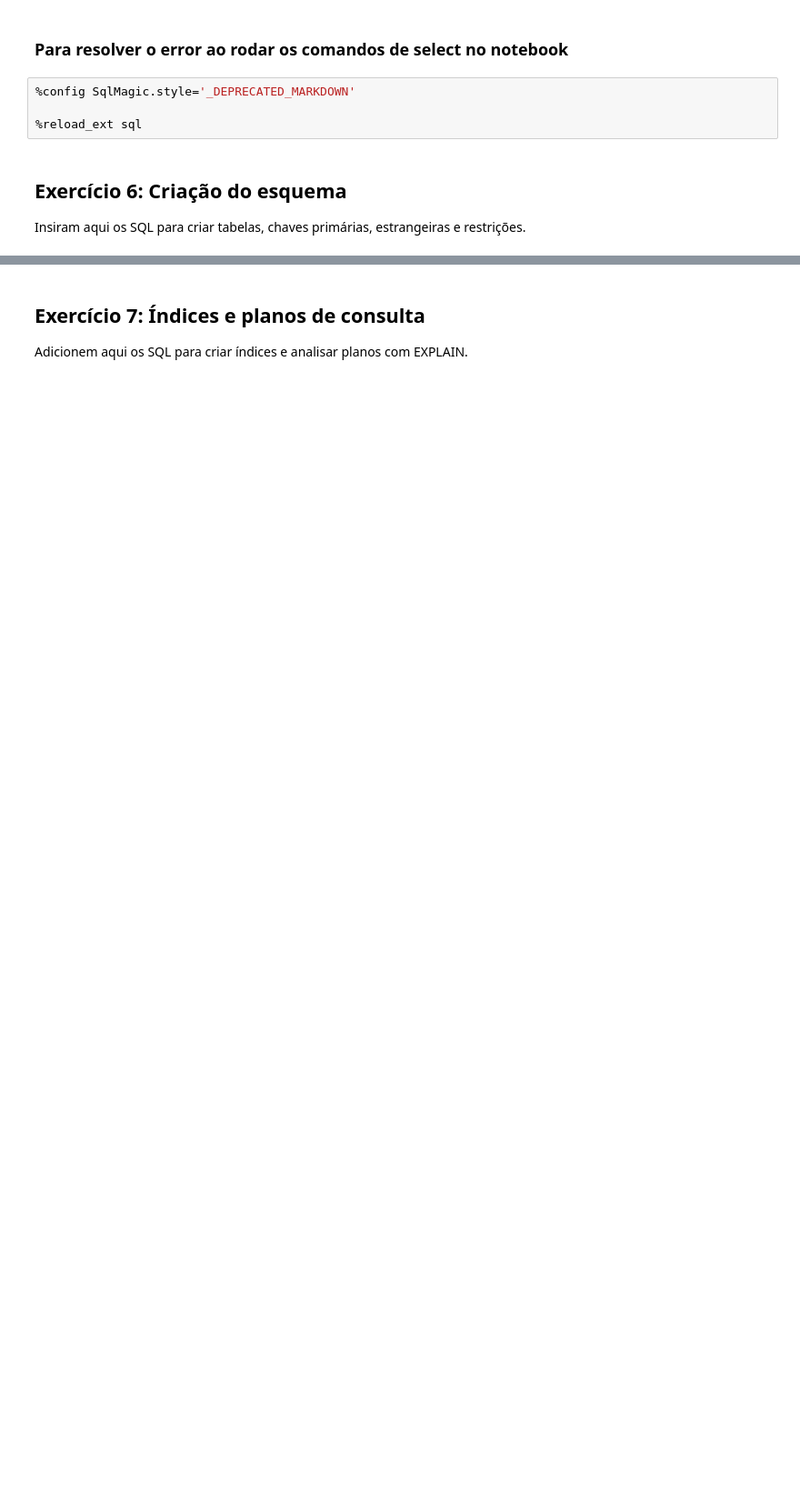
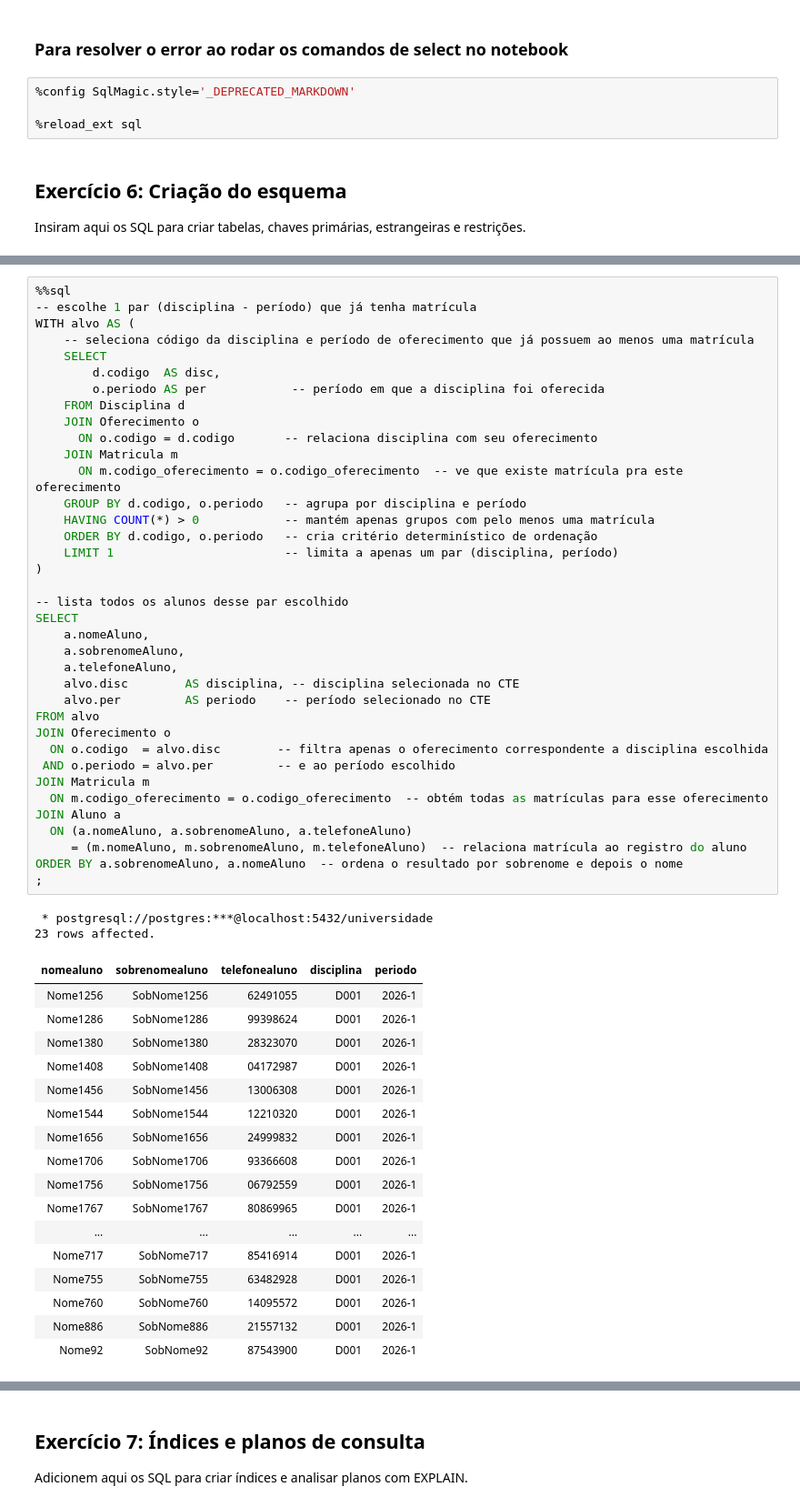
Before and after one commit to EnzoTM/TrabalhoFinalBD, a Jupyter notebook: trabalho_final_bd.ipynb, the cells around one changed output, grey strips where cells are left out. Shown: that part at 91% size. Saved outputs shown, nothing was run; the diff lists cells and outputs as text; blank space fills up the shorter version.

```diff
--- a/trabalho_final_bd.ipynb
+++ b/trabalho_final_bd.ipynb
@@ -40,0 +484,57 @@ SELECT current_database() AS db;
+# %%
+%%sql
+-- escolhe 1 par (disciplina - período) que já tenha matrícula
+WITH alvo AS (
+    -- seleciona código da disciplina e período de oferecimento que já possuem ao menos uma matrícula
+    SELECT
+        d.codigo  AS disc,
+        o.periodo AS per            -- período em que a disciplina foi oferecida
+    FROM Disciplina d
+    JOIN Oferecimento o
+      ON o.codigo = d.codigo       -- relaciona disciplina com seu oferecimento
+    JOIN Matricula m
+      ON m.codigo_oferecimento = o.codigo_oferecimento  -- ve que existe matrícula pra este oferecimento
+    GROUP BY d.codigo, o.periodo   -- agrupa por disciplina e período
+    HAVING COUNT(*) > 0            -- mantém apenas grupos com pelo menos uma matrícula
+    ORDER BY d.codigo, o.periodo   -- cria critério determinístico de ordenação
+    LIMIT 1                        -- limita a apenas um par (disciplina, período)
+)
+
+-- lista todos os alunos desse par escolhido
+SELECT
+    a.nomeAluno,
+    a.sobrenomeAluno,
+    a.telefoneAluno,
+    alvo.disc        AS disciplina, -- disciplina selecionada no CTE
+    alvo.per         AS periodo    -- período selecionado no CTE
+FROM alvo
+JOIN Oferecimento o
+  ON o.codigo  = alvo.disc        -- filtra apenas o oferecimento correspondente a disciplina escolhida
+ AND o.periodo = alvo.per         -- e ao período escolhido
+JOIN Matricula m
+  ON m.codigo_oferecimento = o.codigo_oferecimento  -- obtém todas as matrículas para esse oferecimento
+JOIN Aluno a
+  ON (a.nomeAluno, a.sobrenomeAluno, a.telefoneAluno)
+     = (m.nomeAluno, m.sobrenomeAluno, m.telefoneAluno)  -- relaciona matrícula ao registro do aluno
+ORDER BY a.sobrenomeAluno, a.nomeAluno  -- ordena o resultado por sobrenome e depois o nome
+;
+# %% [output]
+ * postgresql://postgres:***@localhost:5432/universidade
+23 rows affected.
+| nomealuno | sobrenomealuno | telefonealuno | disciplina | periodo |
+| Nome1256 | SobNome1256 | 62491055 | D001 | 2026-1 |
+| Nome1286 | SobNome1286 | 99398624 | D001 | 2026-1 |
+| Nome1380 | SobNome1380 | 28323070 | D001 | 2026-1 |
+| Nome1408 | SobNome1408 | 04172987 | D001 | 2026-1 |
+| Nome1456 | SobNome1456 | 13006308 | D001 | 2026-1 |
+| Nome1544 | SobNome1544 | 12210320 | D001 | 2026-1 |
+| Nome1656 | SobNome1656 | 24999832 | D001 | 2026-1 |
+| Nome1706 | SobNome1706 | 93366608 | D001 | 2026-1 |
+| Nome1756 | SobNome1756 | 06792559 | D001 | 2026-1 |
+| Nome1767 | SobNome1767 | 80869965 | D001 | 2026-1 |
+| ... | ... | ... | ... | ... |
+| Nome717 | SobNome717 | 85416914 | D001 | 2026-1 |
+| Nome755 | SobNome755 | 63482928 | D001 | 2026-1 |
+| Nome760 | SobNome760 | 14095572 | D001 | 2026-1 |
+| Nome886 | SobNome886 | 21557132 | D001 | 2026-1 |
+| Nome92 | SobNome92 | 87543900 | D001 | 2026-1 |
```
Also changed, not shown: parts of 28 cells of this notebook, 4 other files.
